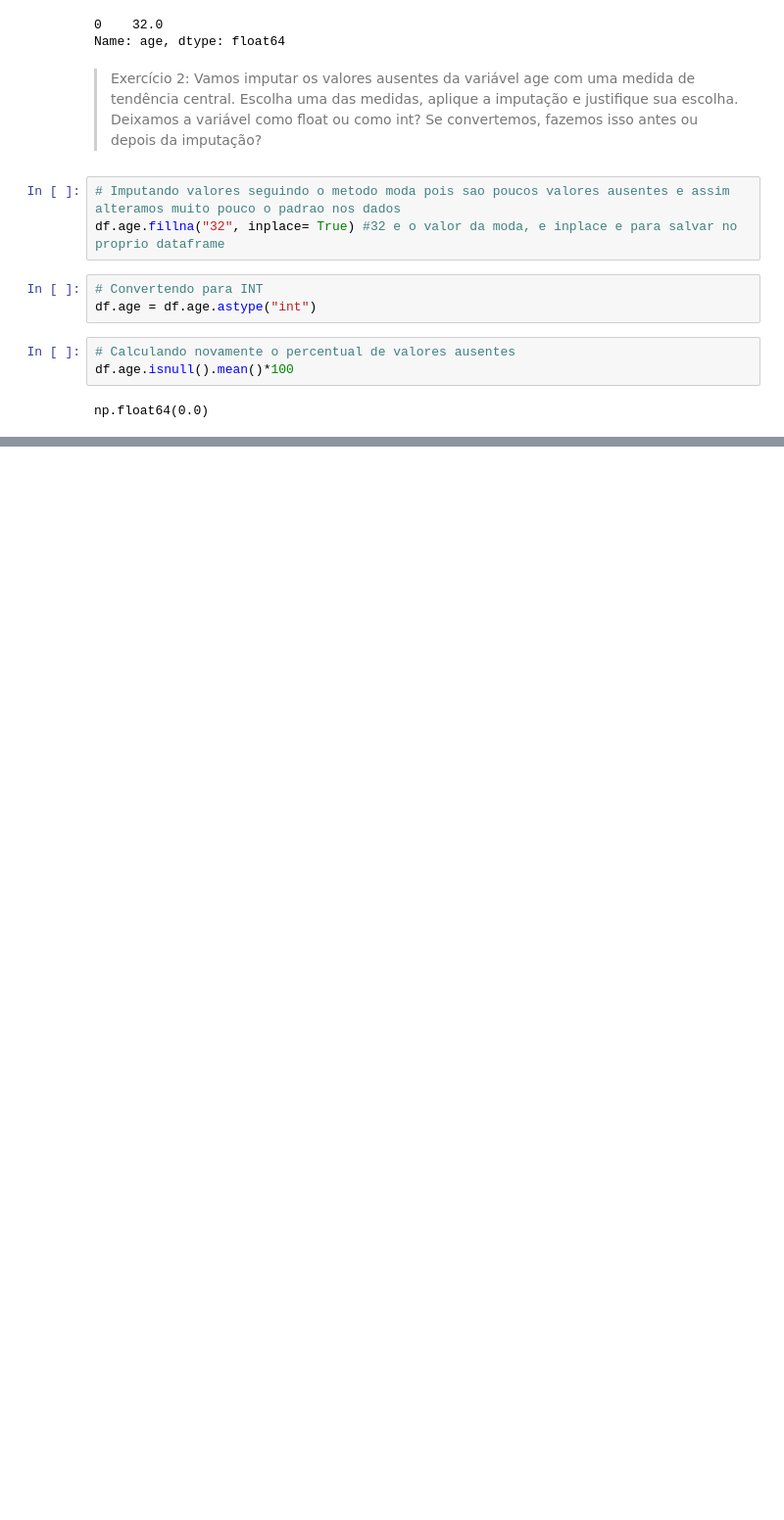
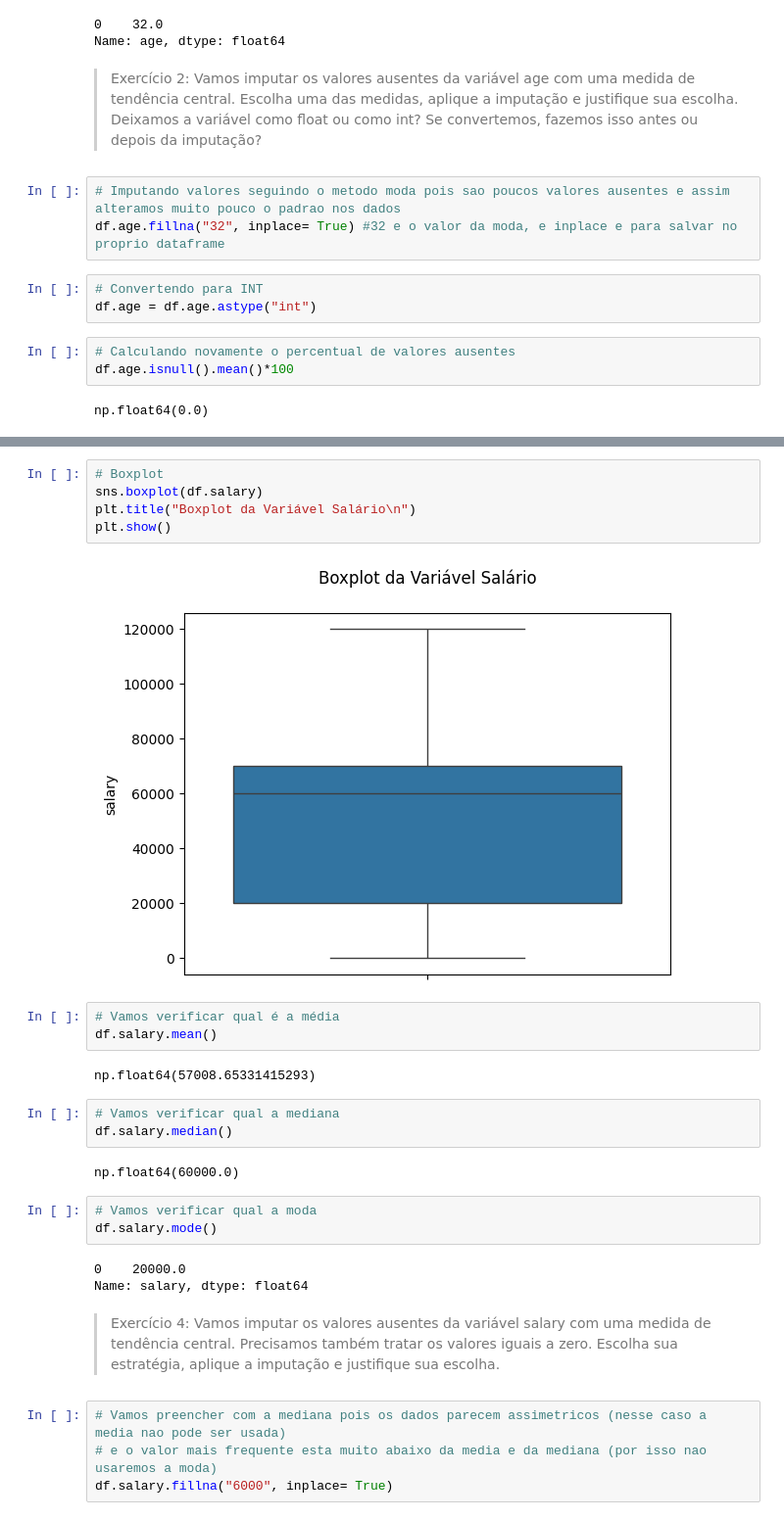
Before and after one commit to gabrielferro1/data_science_course, a Jupyter notebook: projeto04/main.ipynb, the cells around one changed output, grey strips where cells are left out. Shown at 98% size. Cells and saved outputs as stored; diff of their text form; blank space fills up the shorter version.

```diff
--- a/projeto04/main.ipynb
+++ b/projeto04/main.ipynb
@@ -249,0 +348,29 @@ np.float64(0.0)
+# %%
+# Boxplot
+sns.boxplot(df.salary)
+plt.title("Boxplot da Variável Salário\n")
+plt.show()
+# %% [output]
+[figure, added]
+# %%
+# Vamos verificar qual é a média
+df.salary.mean()
+# %% [output]
+np.float64(57008.65331415293)
+# %%
+# Vamos verificar qual a mediana
+df.salary.median()
+# %% [output]
+np.float64(60000.0)
+# %%
+# Vamos verificar qual a moda
+df.salary.mode()
+# %% [output]
+0    20000.0
+Name: salary, dtype: float64
+# %% [markdown]
+> Exercício 4: Vamos imputar os valores ausentes da variável salary com uma medida de tendência central. Precisamos também tratar os valores iguais a zero. Escolha sua estratégia, aplique a imputação e justifique sua escolha.
+# %%
+# Vamos preencher com a mediana pois os dados parecem assimetricos (nesse caso a media nao pode ser usada)
+# e o valor mais frequente esta muito abaixo da media e da mediana (por isso nao usaremos a moda)
+df.salary.fillna("6000", inplace= True)
```
Also changed, not shown: parts of 25 cells of this notebook.
